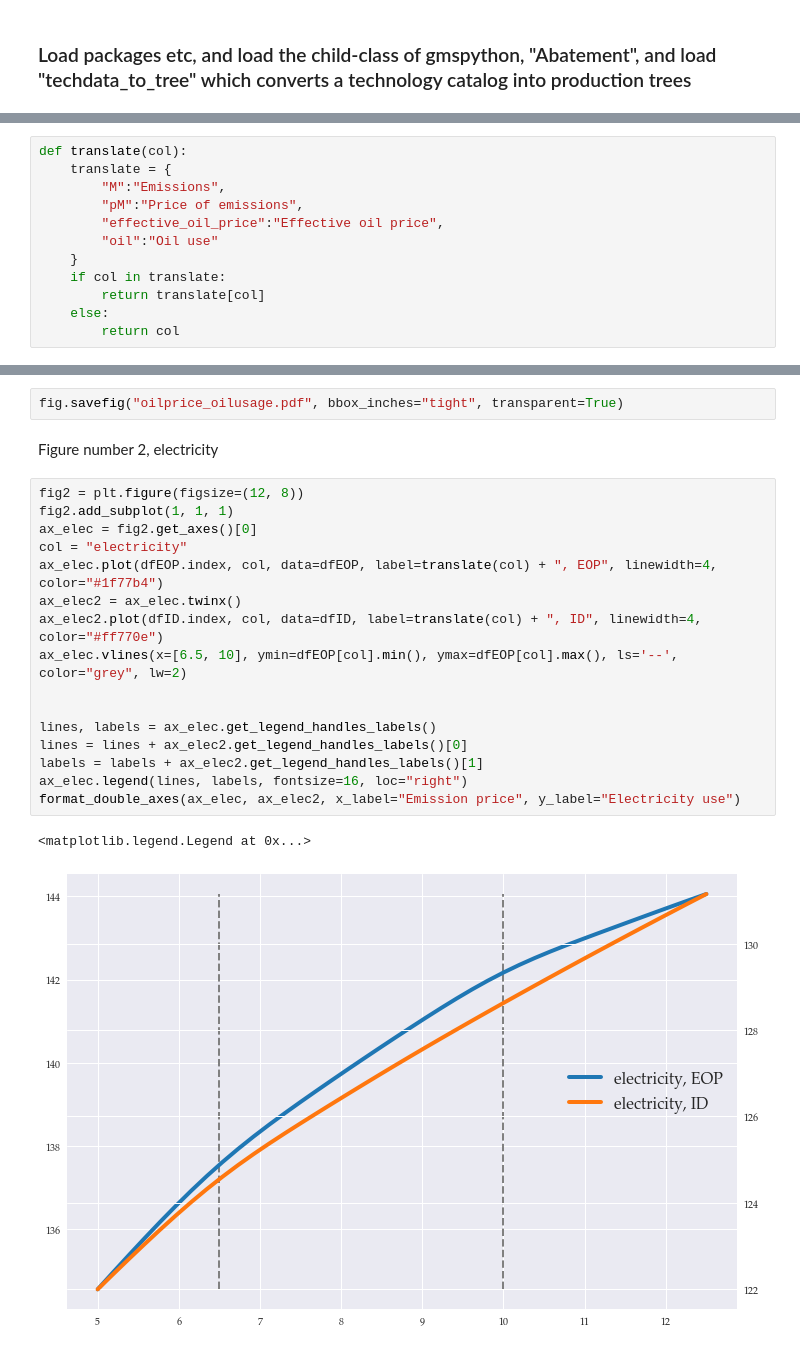
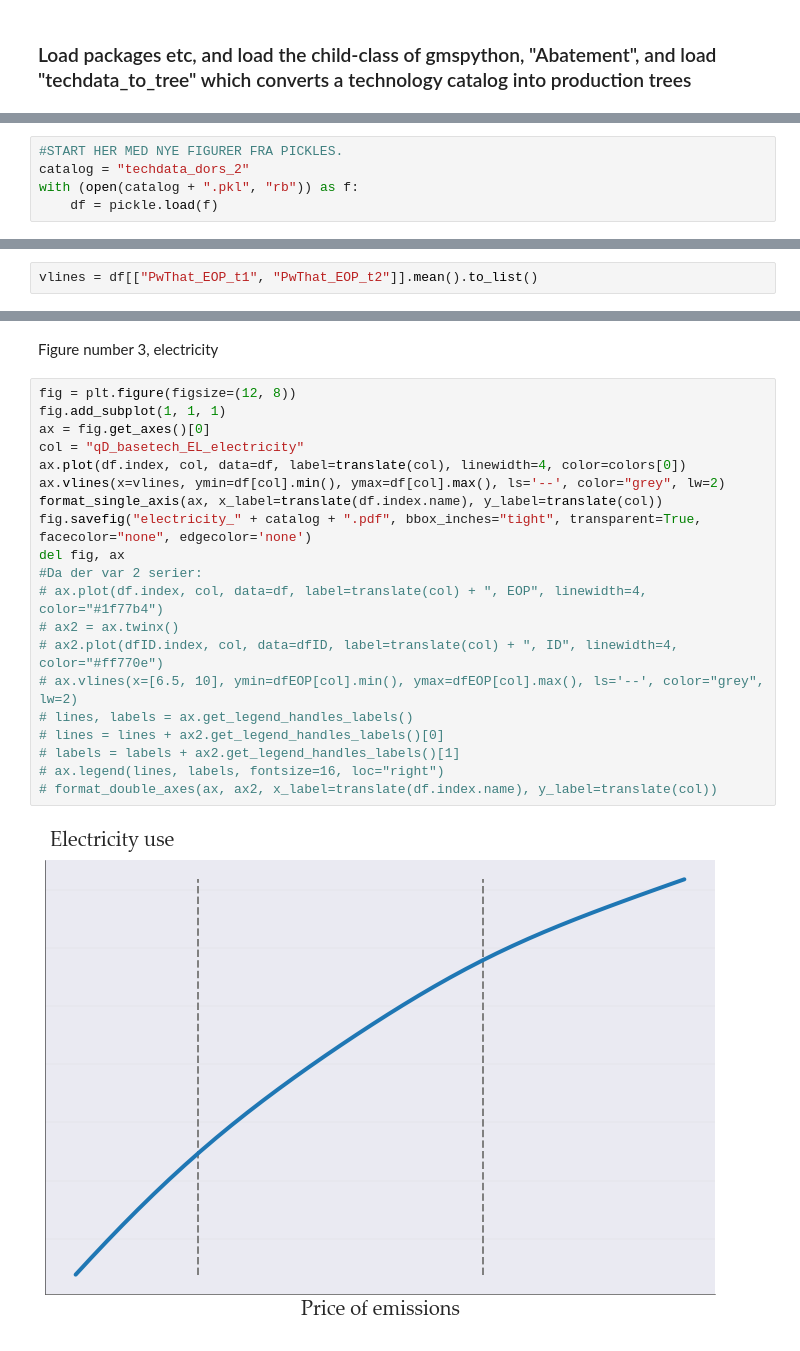
Before and after one commit to ChampionApe/GPM_v05, a Jupyter notebook: examples/Abatement/Abatement_simulation_IDandEOP.ipynb, the cells around one changed output, grey strips where cells are left out. Saved outputs shown, nothing was run; the diff lists cells and outputs as text.

```diff
--- a/examples/Abatement/Abatement_simulation_IDandEOP.ipynb
+++ b/examples/Abatement/Abatement_simulation_IDandEOP.ipynb
@@ -29,12 +29,5 @@ dfID = pd.read_csv("ID_df.csv").set_index("pM")
-# %%
-def translate(col):
-    translate = {
-        "M":"Emissions",
-        "pM":"Price of emissions",
-        "effective_oil_price":"Effective oil price",
-        "oil":"Oil use"
-    }
-    if col in translate:
-        return translate[col]
-    else:
-        return col
+# %%
+#START HER MED NYE FIGURER FRA PICKLES.
+catalog = "techdata_dors_2"
+with (open(catalog + ".pkl", "rb")) as f:
+    df = pickle.load(f)
@@ -40,0 +85,2 @@ def translate(col):
+# %%
+vlines = df[["PwThat_EOP_t1", "PwThat_EOP_t2"]].mean().to_list()
@@ -92,23 +135,24 @@ fig
-# %%
-fig.savefig("oilprice_oilusage.pdf", bbox_inches="tight", transparent=True)
 # %% [markdown]
-Figure number 2, electricity
+Figure number 3, electricity
 # %%
-fig2 = plt.figure(figsize=(12, 8))
-fig2.add_subplot(1, 1, 1)
-ax_elec = fig2.get_axes()[0]
-col = "electricity"
-ax_elec.plot(dfEOP.index, col, data=dfEOP, label=translate(col) + ", EOP", linewidth=4, color="#1f77b4")
-ax_elec2 = ax_elec.twinx()
-ax_elec2.plot(dfID.index, col, data=dfID, label=translate(col) + ", ID", linewidth=4, color="#ff770e")
-ax_elec.vlines(x=[6.5, 10], ymin=dfEOP[col].min(), ymax=dfEOP[col].max(), ls='--', color="grey", lw=2)
-
-
-lines, labels = ax_elec.get_legend_handles_labels()
-lines = lines + ax_elec2.get_legend_handles_labels()[0]
-labels = labels + ax_elec2.get_legend_handles_labels()[1]
-ax_elec.legend(lines, labels, fontsize=16, loc="right")
-format_double_axes(ax_elec, ax_elec2, x_label="Emission price", y_label="Electricity use")
+fig = plt.figure(figsize=(12, 8))
+fig.add_subplot(1, 1, 1)
+ax = fig.get_axes()[0]
+col = "qD_basetech_EL_electricity"
+ax.plot(df.index, col, data=df, label=translate(col), linewidth=4, color=colors[0])
+ax.vlines(x=vlines, ymin=df[col].min(), ymax=df[col].max(), ls='--', color="grey", lw=2)
+format_single_axis(ax, x_label=translate(df.index.name), y_label=translate(col))
+fig.savefig("electricity_" + catalog + ".pdf", bbox_inches="tight", transparent=True, facecolor="none", edgecolor='none')
+del fig, ax
+#Da der var 2 serier:
+# ax.plot(df.index, col, data=df, label=translate(col) + ", EOP", linewidth=4, color="#1f77b4")
+# ax2 = ax.twinx()
+# ax2.plot(dfID.index, col, data=dfID, label=translate(col) + ", ID", linewidth=4, color="#ff770e")
+# ax.vlines(x=[6.5, 10], ymin=dfEOP[col].min(), ymax=dfEOP[col].max(), ls='--', color="grey", lw=2)
+# lines, labels = ax.get_legend_handles_labels()
+# lines = lines + ax2.get_legend_handles_labels()[0]
+# labels = labels + ax2.get_legend_handles_labels()[1]
+# ax.legend(lines, labels, fontsize=16, loc="right")
+# format_double_axes(ax, ax2, x_label=translate(df.index.name), y_label=translate(col))
 # %% [output]
-<matplotlib.legend.Legend at 0x...>
-[figure, old version]
+[figure, new version]
```
Also changed, not shown: parts of 16 cells of this notebook, 20 other files.
